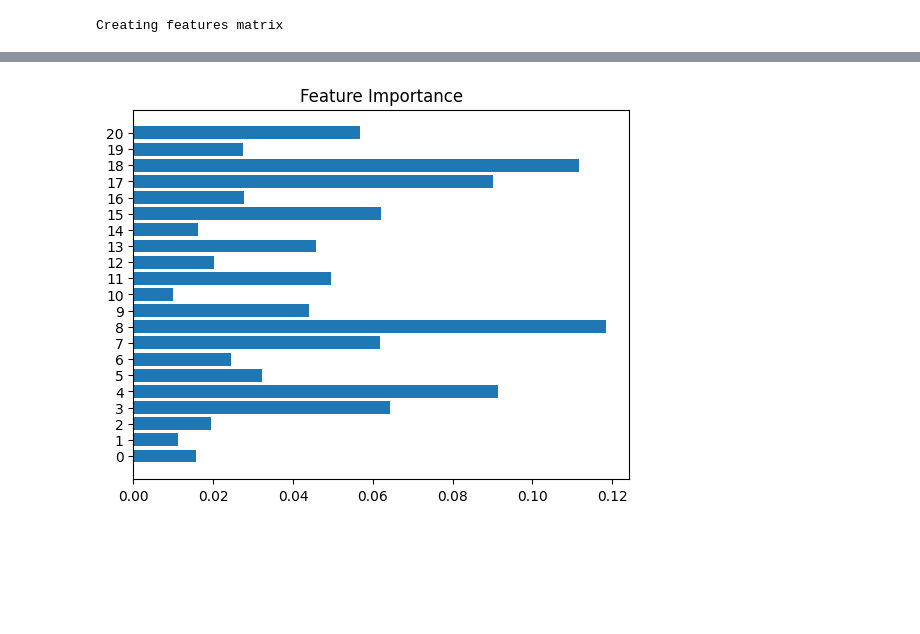
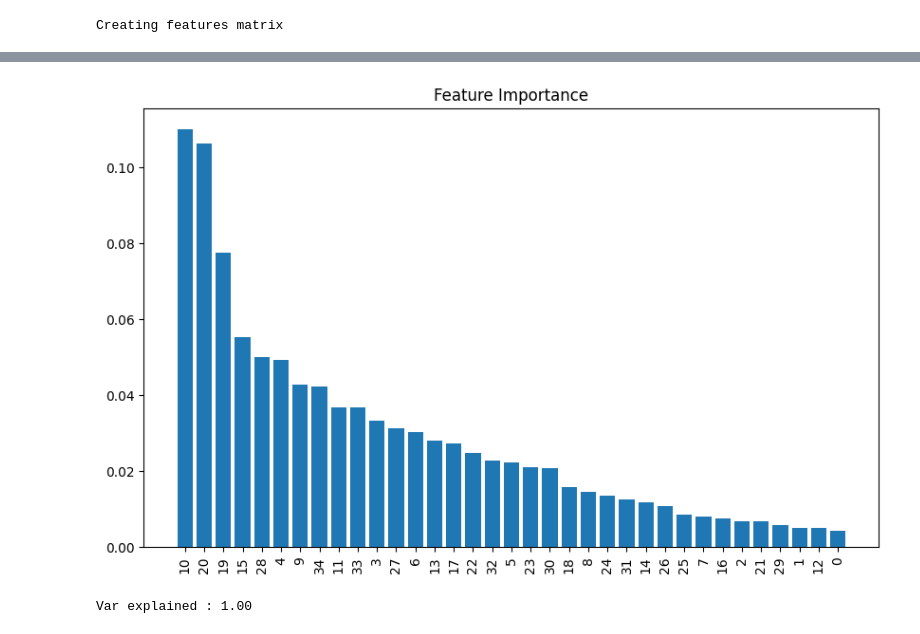
Before and after one commit to clementgilli/Cardiac-Pathology-Prediction, a Jupyter notebook: worksheet.ipynb, the cells around one changed output, grey strips where cells are left out. Drawn from its saved outputs; the diff is of its cells as text; code cells hidden in the pictures; blank space fills up the shorter version.

```diff
--- a/worksheet.ipynb
+++ b/worksheet.ipynb
@@ -48,7 +56,19 @@ print(clf.score(X, y))
-# %%
-plt.figure()
-plt.barh(range(X.shape[1]), clf.feature_importances_, align='center')
-plt.yticks(range(X.shape[1]))
-plt.title("Feature Importance");
-# %% [output]
-[figure, removed]
+# %%
+importances = clf.feature_importances_
+
+index = np.argsort(importances)[::-1]
+
+plt.figure(figsize=(10,6))
+plt.title("Feature Importance")
+plt.bar(range(len(importances)), importances[index], align="center")
+plt.xticks(range(len(importances)),index, rotation=90)
+plt.show()
+# %% [output]
+[figure, added]
+# %%
+pca = PCA(n_components=5)
+X_pca = pca.fit_transform(X)
+
+print(f"Var explained : {sum(pca.explained_variance_ratio_):.2f}")
+# %% [output]
+Var explained : 1.00
```
Also changed, not shown: parts of 10 cells of this notebook, 3 other files.
